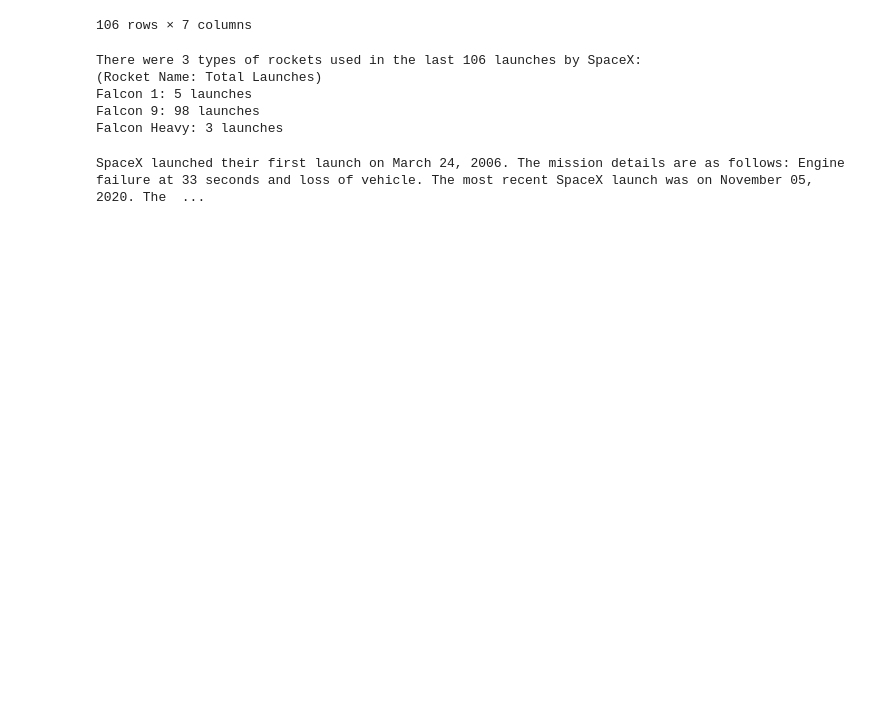
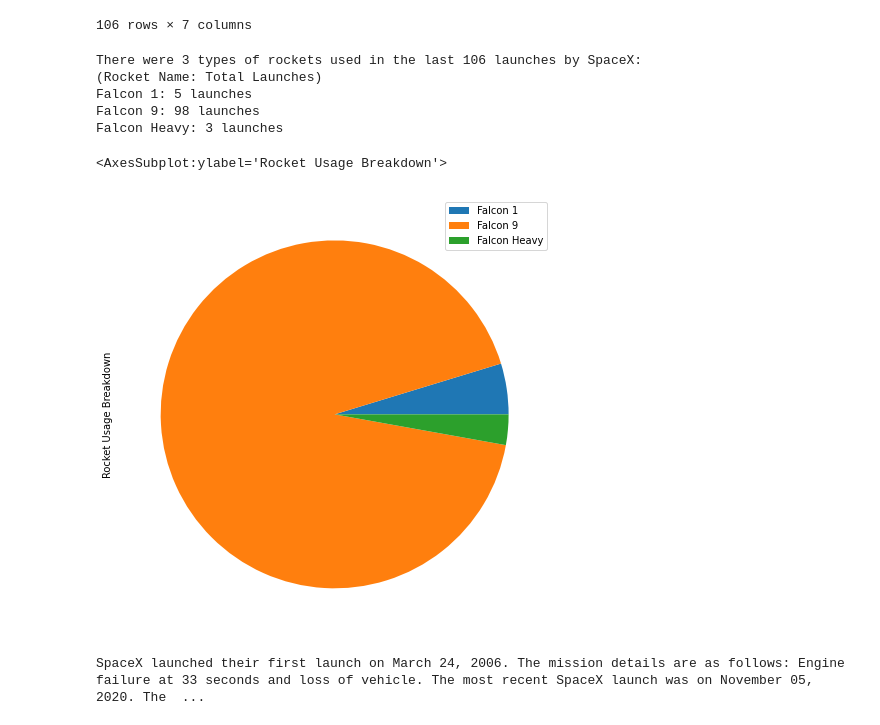
Before and after one commit to tayfritz/spacexdata, a Jupyter notebook: data.py.ipynb, the cells around one changed output. Cells and saved outputs as stored; diff of their text form; code cells hidden in the pictures; blank space fills up the shorter version.

Commit message:
Pie plots added to visualize data summary from past launches

```diff
--- a/data.py.ipynb
+++ b/data.py.ipynb
@@ -81,3 +82,10 @@ plot =
+# %%
+#TODO: Add Title
+series_rockets = pd.Series(Counter(rocket_names), name='Rocket Usage Breakdown')
+series_rockets.plot.pie(labels=None, legend=True, fontsize=20, figsize=(8, 8))
+# %% [output]
+<AxesSubplot:ylabel='Rocket Usage Breakdown'>
+[figure, added]
 # %%
 #First SpaceX launch data and most recent SpaceX launch data
 
```
Also changed, not shown: parts of 10 cells of this notebook, 1 other file.
